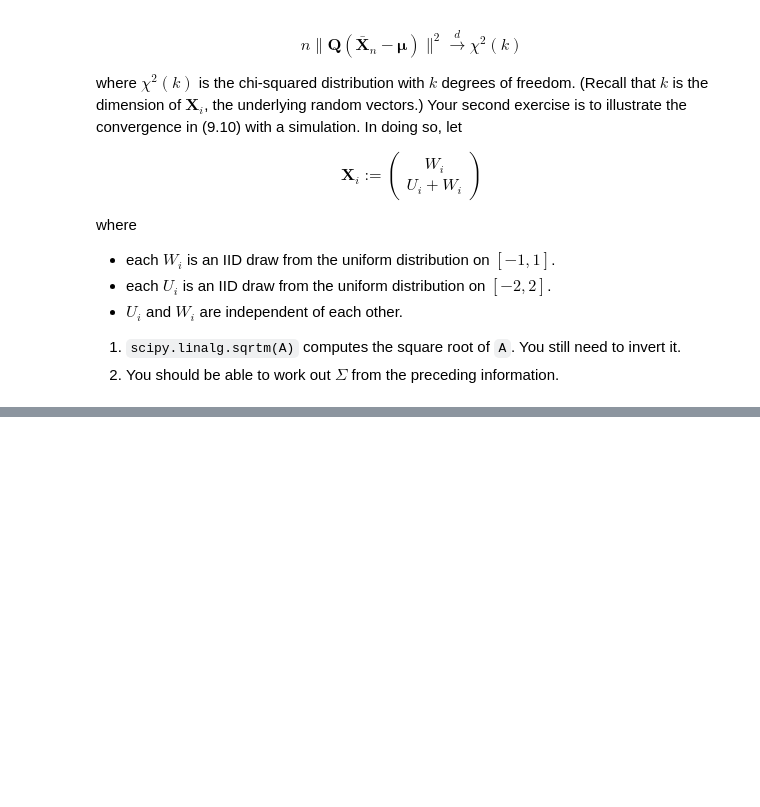
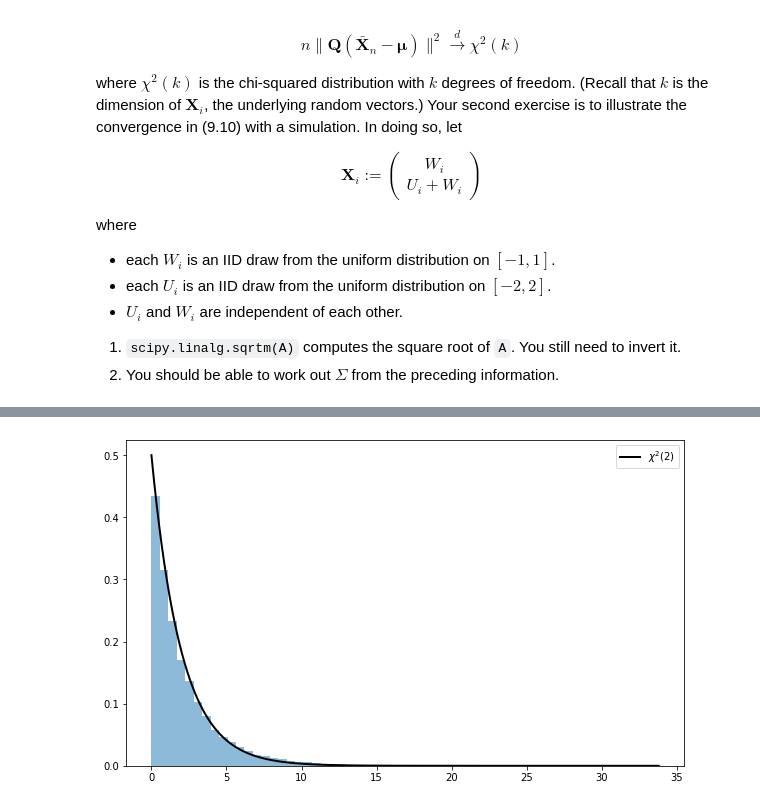
Before and after one commit to beauvilerobed/quantitative-economics-with-python, a Jupyter notebook: elementary_statistics/09_lln_and_clt.ipynb, the cells around one changed output, grey strips where cells are left out. Drawn from its saved outputs; the diff is of its cells as text; code cells hidden in the pictures; blank space fills up the shorter version.

```diff
--- a/elementary_statistics/09_lln_and_clt.ipynb
+++ b/elementary_statistics/09_lln_and_clt.ipynb
@@ -616,0 +653,44 @@ where
+# %%
+import matplotlib.pyplot as plt
+import numpy as np
+from scipy.stats import uniform, chi2
+from scipy.linalg import inv, norm
+
+# Set parameters
+n = 250                  # Choice of n
+k = 50_000             # Number of draws of Y_n
+w = uniform(-1,1)  # Uniform distribution, [-1,1]
+u = uniform(-2,2)  # Uniform distribution, [-2,2]
+
+mu_w, s_w = w.mean(), w.std()
+mu_u, s_u = u.mean(), u.std()
+
+mu = np.array([mu_w, mu_w + mu_u])
+
+Sigma = np.array([
+    [1/s_w, 0],
+    [0, 1/s_u]
+])
+
+# Draw underlying RVs. Each row contains a draw of X_1,..,X_n
+Y = []
+for _ in range(k):
+    w_rvs = w.rvs(n)
+    u_rvs = u.rvs(n)
+    w_v = w_rvs+u_rvs
+
+    x_mean = np.array([np.mean(w_rvs),
+                       np.mean(w_v)])
+
+    Y.append(n * norm(Sigma @ (x_mean - mu))**2)
+# %%
+# Plot
+fig, ax = plt.subplots(figsize=(10, 6))
+ax.hist(Y, bins=60, alpha=0.5, density=True)
+xgrid = np.linspace(min(Y), max(Y), 200)
+ax.plot(xgrid, chi2.pdf(xgrid, df=2), 'k-', lw=2, label=f'$\chi^2({2})$')
+ax.legend()
+
+plt.show()
+# %% [output]
+[figure, added]
```
Also changed, not shown: parts of 1 cell of this notebook.
